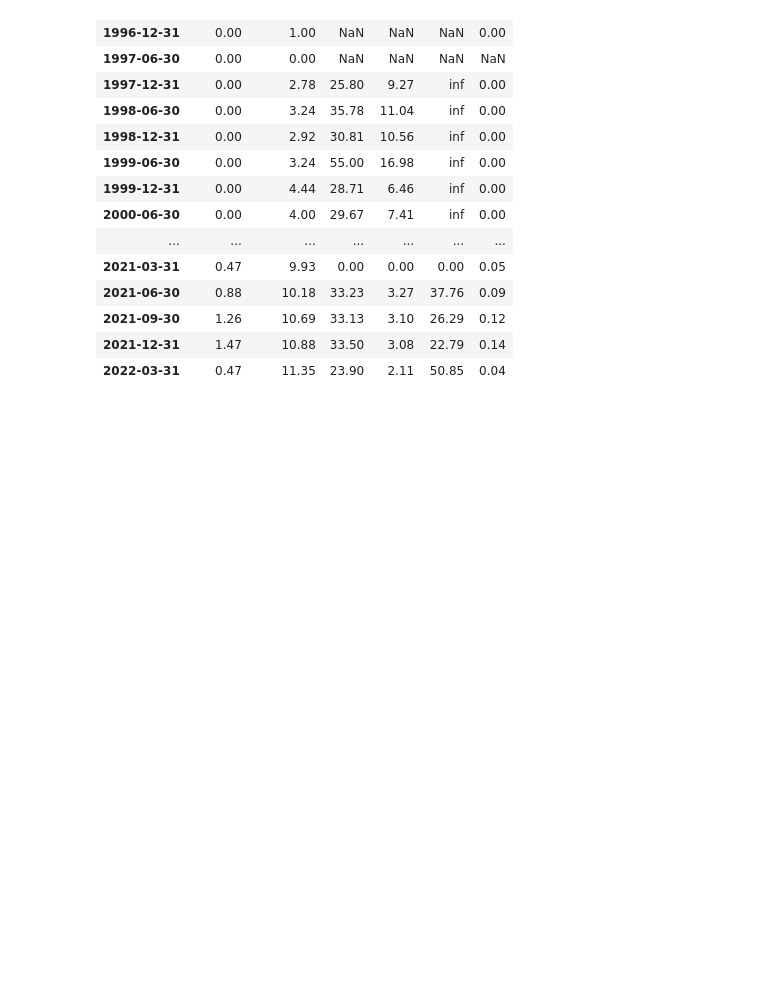
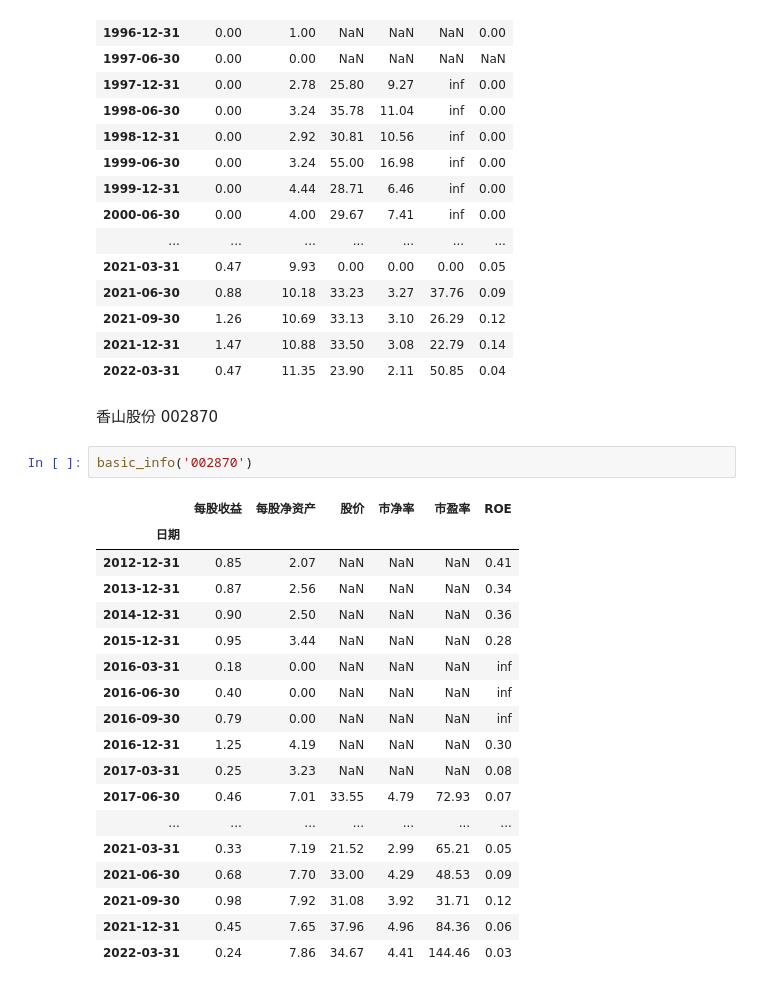
Before and after one commit to songjian/economic-data-tools, a Jupyter notebook: 盛京剑客《从净资产角度思考股票投资》.ipynb, the cells around one changed output. Drawn from its saved outputs; the diff is of its cells as text; blank space fills up the shorter version.

```diff
--- a/盛京剑客《从净资产角度思考股票投资》.ipynb
+++ b/盛京剑客《从净资产角度思考股票投资》.ipynb
@@ -291,3 +293,26 @@ basic_info('000063')
 | 2021-09-30 | 1.26 | 10.69 | 33.13 | 3.10 | 26.29 | 0.12 |
 | 2021-12-31 | 1.47 | 10.88 | 33.50 | 3.08 | 22.79 | 0.14 |
 | 2022-03-31 | 0.47 | 11.35 | 23.90 | 2.11 | 50.85 | 0.04 |
+# %% [markdown]
+香山股份 002870
+# %%
+basic_info('002870')
+# %% [output]
+|  | 每股收益 | 每股净资产 | 股价 | 市净率 | 市盈率 | ROE |
+| 日期 |  |  |  |  |  |  |
+| 2012-12-31 | 0.85 | 2.07 | NaN | NaN | NaN | 0.41 |
+| 2013-12-31 | 0.87 | 2.56 | NaN | NaN | NaN | 0.34 |
+| 2014-12-31 | 0.90 | 2.50 | NaN | NaN | NaN | 0.36 |
+| 2015-12-31 | 0.95 | 3.44 | NaN | NaN | NaN | 0.28 |
+| 2016-03-31 | 0.18 | 0.00 | NaN | NaN | NaN | inf |
+| 2016-06-30 | 0.40 | 0.00 | NaN | NaN | NaN | inf |
+| 2016-09-30 | 0.79 | 0.00 | NaN | NaN | NaN | inf |
+| 2016-12-31 | 1.25 | 4.19 | NaN | NaN | NaN | 0.30 |
+| 2017-03-31 | 0.25 | 3.23 | NaN | NaN | NaN | 0.08 |
+| 2017-06-30 | 0.46 | 7.01 | 33.55 | 4.79 | 72.93 | 0.07 |
+| ... | ... | ... | ... | ... | ... | ... |
+| 2021-03-31 | 0.33 | 7.19 | 21.52 | 2.99 | 65.21 | 0.05 |
+| 2021-06-30 | 0.68 | 7.70 | 33.00 | 4.29 | 48.53 | 0.09 |
+| 2021-09-30 | 0.98 | 7.92 | 31.08 | 3.92 | 31.71 | 0.12 |
+| 2021-12-31 | 0.45 | 7.65 | 37.96 | 4.96 | 84.36 | 0.06 |
+| 2022-03-31 | 0.24 | 7.86 | 34.67 | 4.41 | 144.46 | 0.03 |
```
Also changed, not shown: parts of 4 cells of this notebook.
